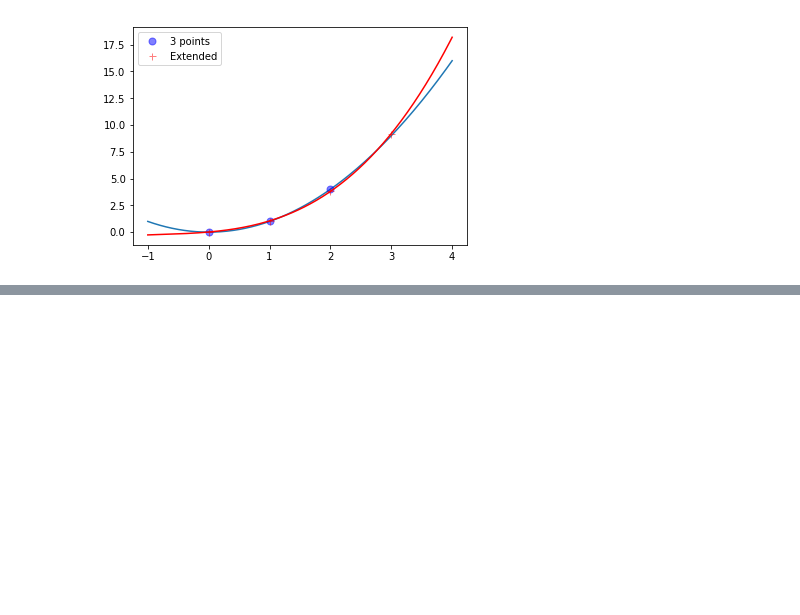
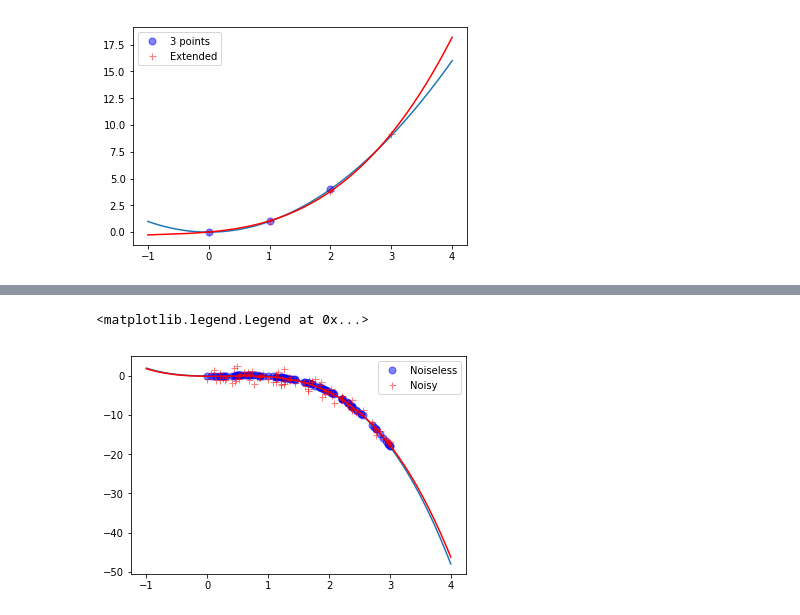
Before and after one commit to jlbouchot/JupyterExamples, a Jupyter notebook: MathsForDataScience.ipynb, the cells around one changed output, grey strips where cells are left out. Saved outputs shown, nothing was run; the diff lists cells and outputs as text; code cells hidden in the pictures; blank space fills up the shorter version.

```diff
--- a/MathsForDataScience.ipynb
+++ b/MathsForDataScience.ipynb
@@ -406 +444,26 @@ plt.legend()
+# %%
+x_data = np.random.uniform(0,3,100)
+max_degree = 3
+sampl_mtx = [[ x**i for i in np.arange(0,max_degree+1)] for x in x_data]
+y_data = [x**2-x**3 for x in x_data]
+coefs = np.matmul(np.linalg.pinv(sampl_mtx),y_data)
+t = np.linspace(-1,4,151)
+y_predicted = [coefs[0] + coefs[1]*x + coefs[2]*x**2 + coefs[3]*x**3 for x in t]
+
+# Now let's try with some noise on it
+noise_level = 1
+y_noisy = [x**2-x**3 for x in x_data] + np.random.normal(0,noise_level,len(x_data))
+coefs_noisy = np.matmul(np.linalg.pinv(sampl_mtx),y_noisy)
+y_pred_noisy = [coefs_noisy[0] + coefs_noisy[1]*x + coefs_noisy[2]*x**2 + coefs_noisy[3]*x**3 for x in t]
+
+
+plt.figure()
+plt.plot(t,y_predicted)
+plt.plot(x_data, y_data, 'o', markersize=7, color='blue', alpha=0.5, label='Noiseless')
+plt.plot(t,y_pred_noisy, 'red')
+plt.plot(x_data, y_noisy, '+', markersize=7, color='red', alpha=0.5, label='Noisy')
+plt.legend()
+# %% [output]
+<matplotlib.legend.Legend at 0x...>
+[figure, added]
 # %% [markdown]
```
Also changed, not shown: parts of 2 cells of this notebook.
